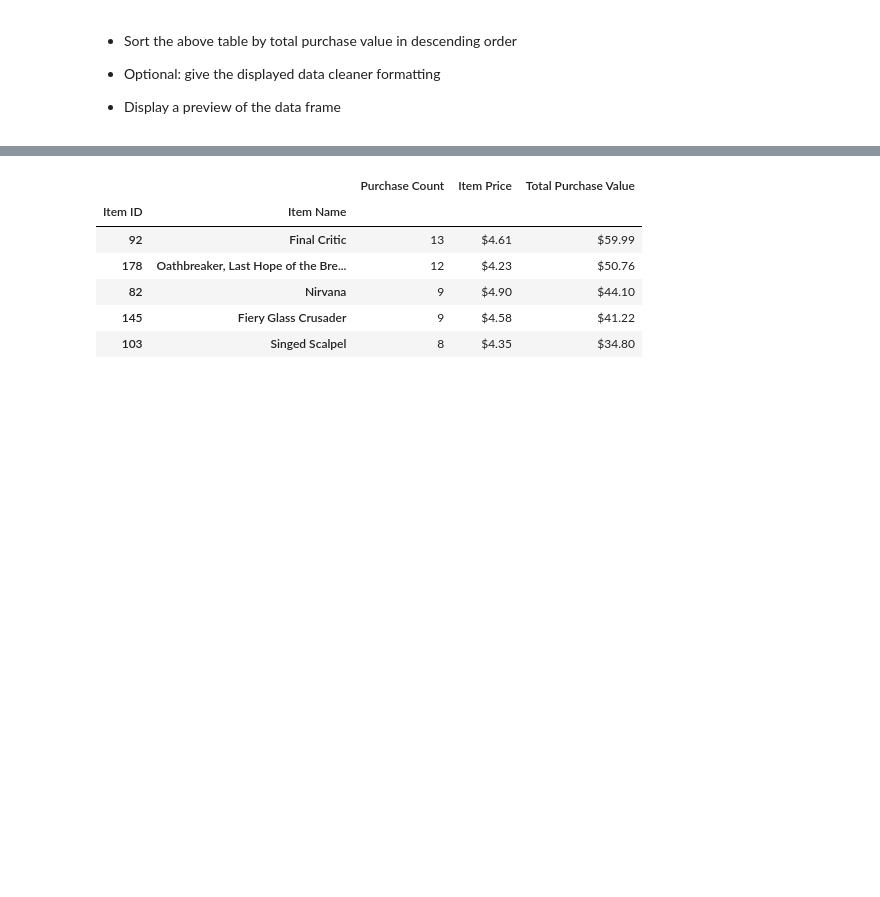
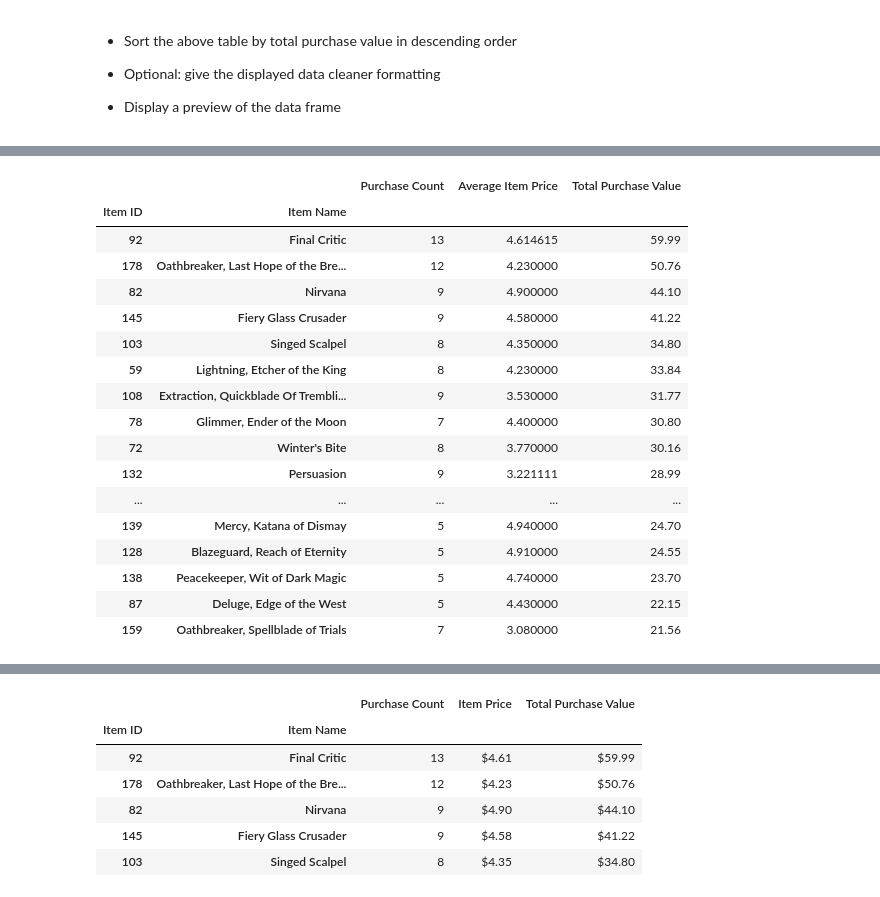
Before and after one commit to acsours/pandas-challenge, a Jupyter notebook: HeroesofPymoli/HeroesOfPymoli_starter-Copy1.ipynb, the cells around one changed output, grey strips where cells are left out. Drawn from its saved outputs; the diff is of its cells as text; code cells hidden in the pictures; blank space fills up the shorter version.

Commit message:
most profitable items complete

```diff
--- a/HeroesofPymoli/HeroesOfPymoli_starter-Copy1.ipynb
+++ b/HeroesofPymoli/HeroesOfPymoli_starter-Copy1.ipynb
@@ -622,8 +647,8 @@ item_summary_df
 179 rows × 3 columns
 # %%
 # Sort the purchase count column in descending order
-item_summary_df=item_summary_df.sort_values(by=['Purchase Count'], ascending=False)
-item_summary_df
+clean_item_df=item_summary_df.sort_values(by=['Purchase Count'], ascending=False)
+clean_item_df
 # %% [output]
 |  |  | Purchase Count | Average Item Price | Total Purchase Value |
 | Item ID | Item Name |  |  |  |
@@ -641,7 +666,7 @@ item_summary_df
 179 rows × 3 columns
 # %%
 # * Optional: give the displayed data cleaner formatting
-item_summary_df['Average Item Price']=item_summary_df['Average Item Price'].map("${:,.2f}".format)
-item_summary_df['Total Purchase Value']=item_summary_df['Total Purchase Value'].map("${:,.2f}".format)
+clean_item_df['Average Item Price']=clean_item_df['Average Item Price'].map("${:,.2f}".format)
+clean_item_df['Total Purchase Value']=clean_item_df['Total Purchase Value'].map("${:,.2f}".format)
 # %%
 # * Display a preview of the summary data frame
@@ -675,0 +717,25 @@ item_summary_df.head()
+# %%
+item_summary_df.loc[:,'Total Purchase Value']=item_summary_df.loc[:,'Total Purchase Value'].astype(float)
+# %%
+tpv_sorted_df=item_summary_df.sort_values(by=['Total Purchase Value'], ascending=False)
+# %%
+tpv_sorted_df.head(20)
+# %% [output]
+|  |  | Purchase Count | Average Item Price | Total Purchase Value |
+| Item ID | Item Name |  |  |  |
+| 92 | Final Critic | 13 | 4.614615 | 59.99 |
+| 178 | Oathbreaker, Last Hope of the Bre... | 12 | 4.230000 | 50.76 |
+| 82 | Nirvana | 9 | 4.900000 | 44.10 |
+| 145 | Fiery Glass Crusader | 9 | 4.580000 | 41.22 |
+| 103 | Singed Scalpel | 8 | 4.350000 | 34.80 |
+| 59 | Lightning, Etcher of the King | 8 | 4.230000 | 33.84 |
+| 108 | Extraction, Quickblade Of Trembli... | 9 | 3.530000 | 31.77 |
+| 78 | Glimmer, Ender of the Moon | 7 | 4.400000 | 30.80 |
+| 72 | Winter's Bite | 8 | 3.770000 | 30.16 |
+| 132 | Persuasion | 9 | 3.221111 | 28.99 |
+| ... | ... | ... | ... | ... |
+| 139 | Mercy, Katana of Dismay | 5 | 4.940000 | 24.70 |
+| 128 | Blazeguard, Reach of Eternity | 5 | 4.910000 | 24.55 |
+| 138 | Peacekeeper, Wit of Dark Magic | 5 | 4.740000 | 23.70 |
+| 87 | Deluge, Edge of the West | 5 | 4.430000 | 22.15 |
+| 159 | Oathbreaker, Spellblade of Trials | 7 | 3.080000 | 21.56 |
```
Also changed, not shown: parts of 10 cells of this notebook.
